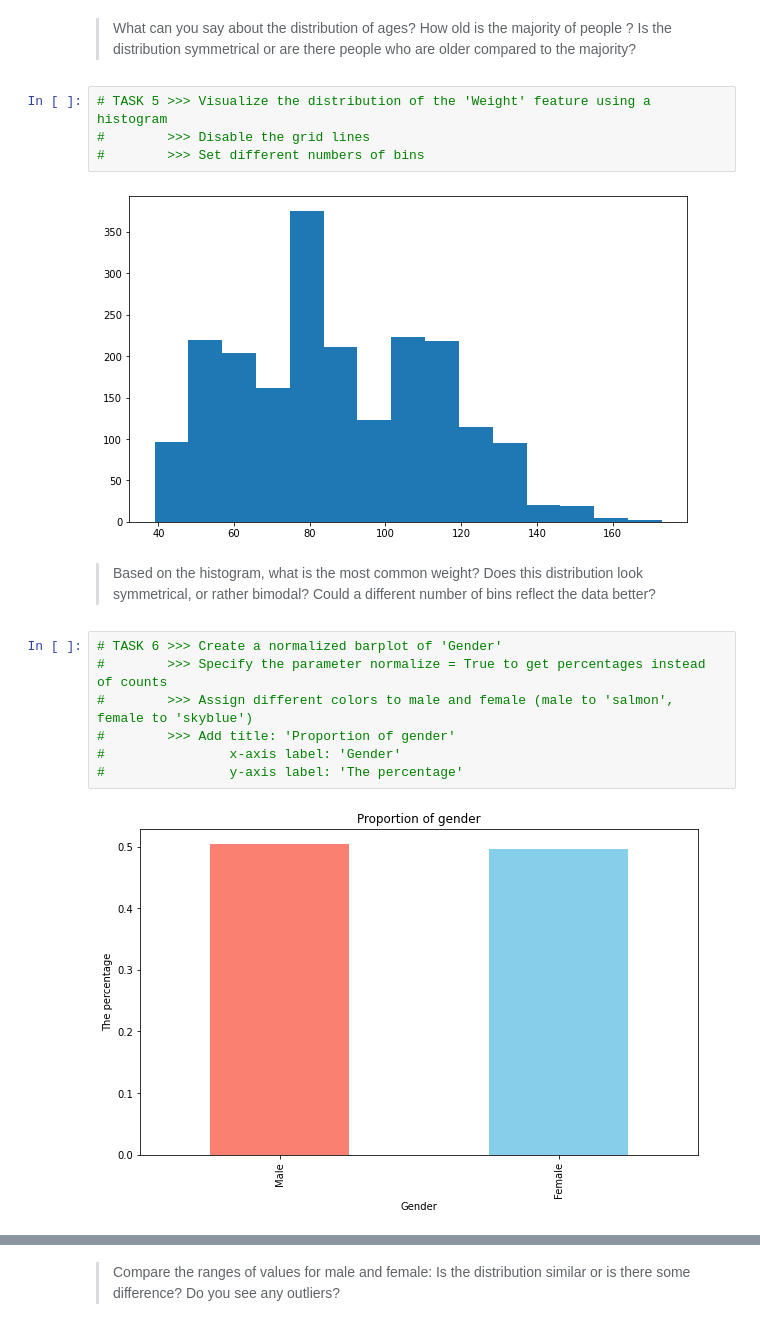
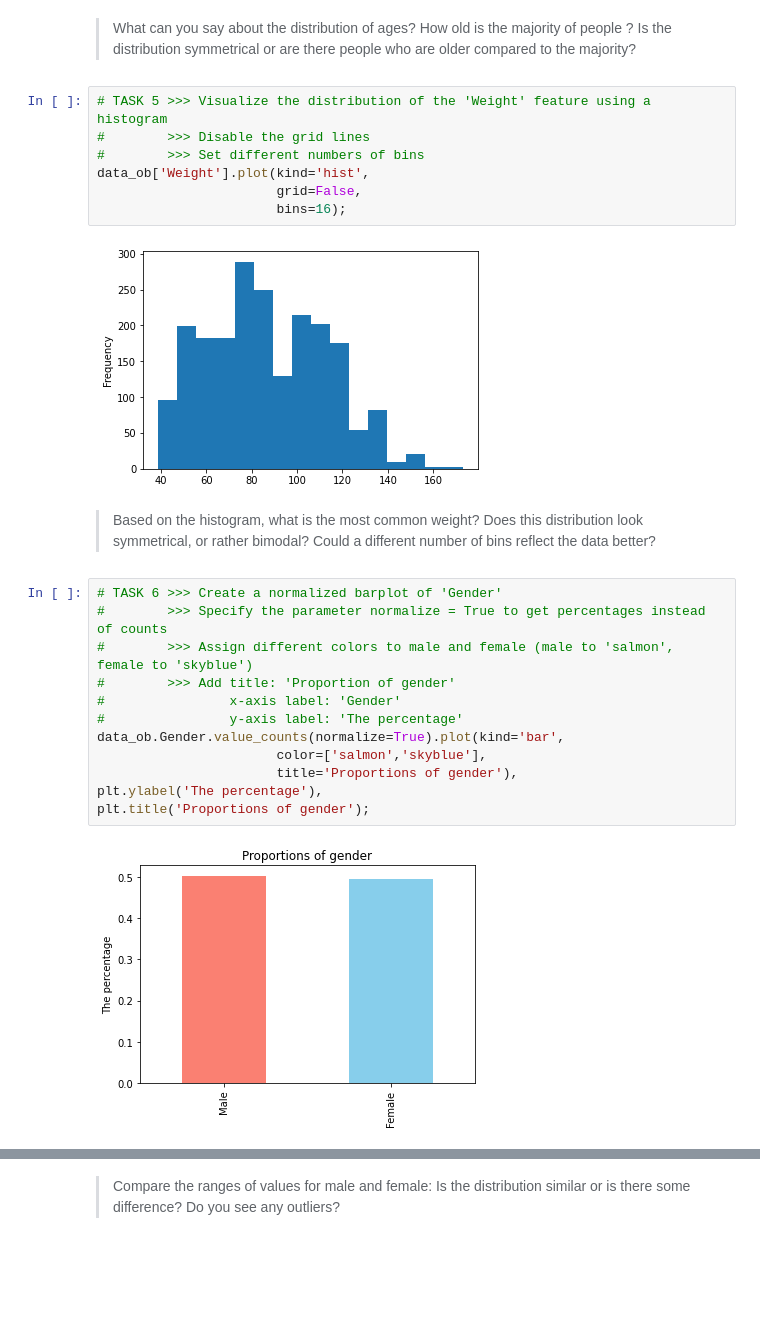
Before and after one commit to lug-robin/Python_Course, a Jupyter notebook: Exercises/EN/Matplotlib_Seaborn/1_Visualization_with_Pandas.ipynb, the cells around one changed output, grey strips where cells are left out. Saved outputs shown, nothing was run; the diff lists cells and outputs as text; blank space fills up the shorter version.

```diff
--- a/Exercises/EN/Matplotlib_Seaborn/1_Visualization_with_Pandas.ipynb
+++ b/Exercises/EN/Matplotlib_Seaborn/1_Visualization_with_Pandas.ipynb
@@ -517,9 +547,12 @@ data_ob.drop_duplicates(inplace = True)
 # %%
 # TASK 5 >>> Visualize the distribution of the 'Weight' feature using a histogram
 #        >>> Disable the grid lines
 #        >>> Set different numbers of bins
+data_ob['Weight'].plot(kind='hist',
+                       grid=False,
+                       bins=16);
 # %% [output]
-[figure, old version]
+[figure, new version]
 # %% [markdown]
 > Based on the histogram, what is the most common weight? Does this distribution look symmetrical, or rather bimodal? Could a different number of bins reflect the data better?
 # %%
@@ -529,5 +562,10 @@ data_ob.drop_duplicates(inplace = True)
 #        >>> Add title: 'Proportion of gender'
 #                x-axis label: 'Gender'
 #                y-axis label: 'The percentage'
+data_ob.Gender.value_counts(normalize=True).plot(kind='bar',
+                       color=['salmon','skyblue'],
+                       title='Proportions of gender'),
+plt.ylabel('The percentage'),
+plt.title('Proportions of gender');
 # %% [output]
-[figure, old version]
+[figure, new version]
```
Also changed, not shown: parts of 18 cells of this notebook, 1 other file.
